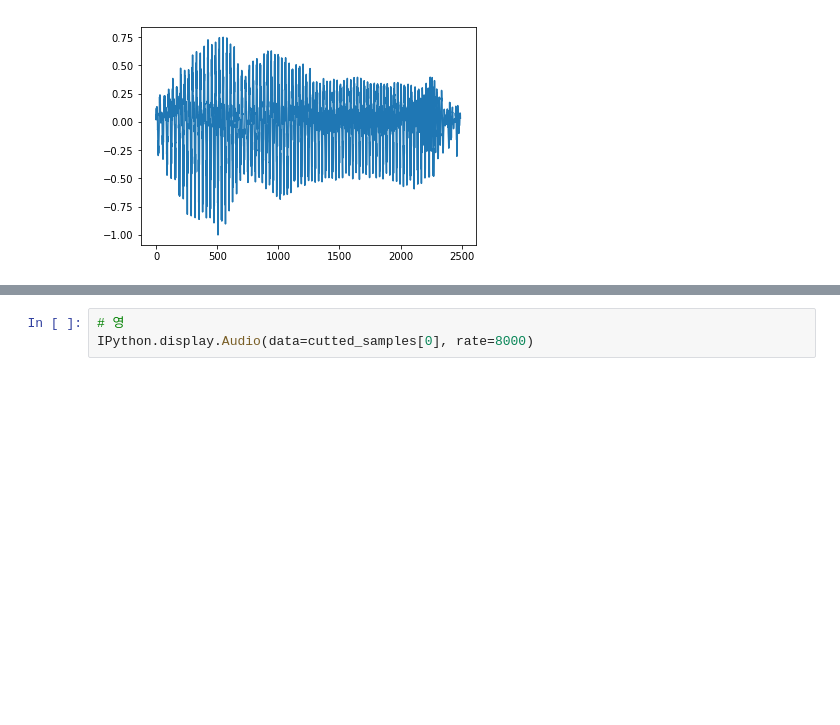
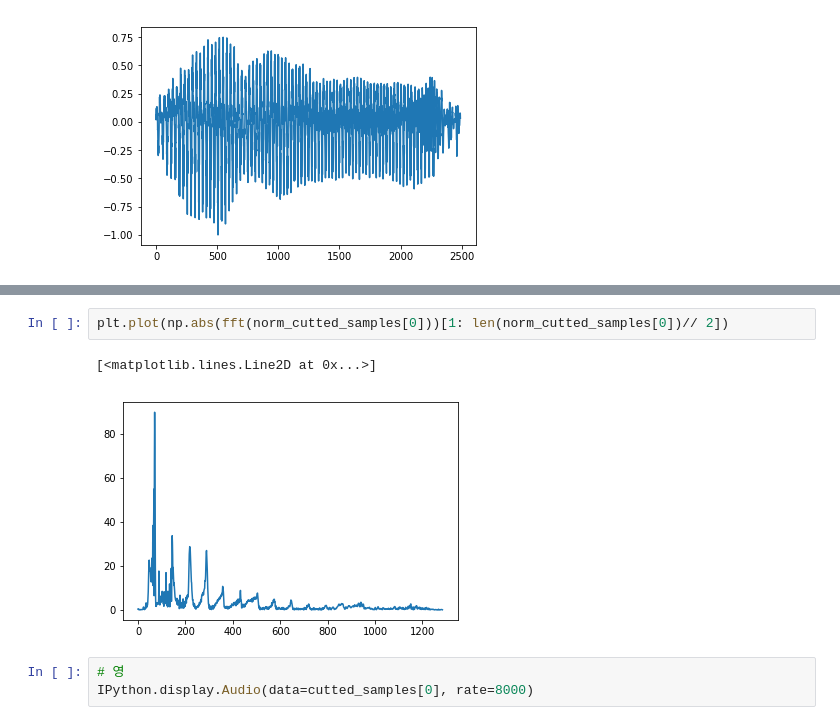
Before and after one commit to KyungjeCho/pattern-2, a Jupyter notebook: test.ipynb, the cells around one changed output, grey strips where cells are left out. Saved outputs shown, nothing was run; the diff lists cells and outputs as text; blank space fills up the shorter version.

```diff
--- a/test.ipynb
+++ b/test.ipynb
@@ -104,3 +100,8 @@ plt.plot(max_norm_sample)
+# %%
+plt.plot(np.abs(fft(norm_cutted_samples[0]))[1: len(norm_cutted_samples[0])// 2])
+# %% [output]
+[<matplotlib.lines.Line2D at 0x...>]
+[figure, added]
 # %%
 # 영
 IPython.display.Audio(data=cutted_samples[0], rate=8000)
```
Also changed, not shown: parts of 2 cells of this notebook, 15 other files.
